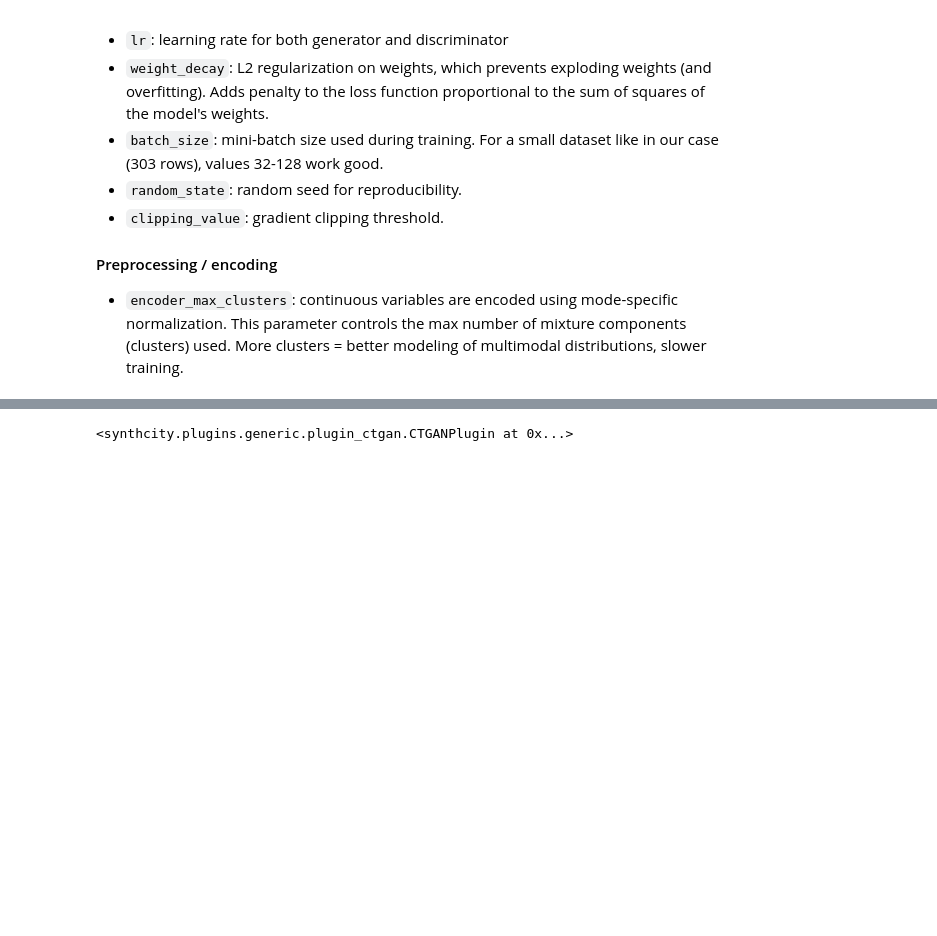
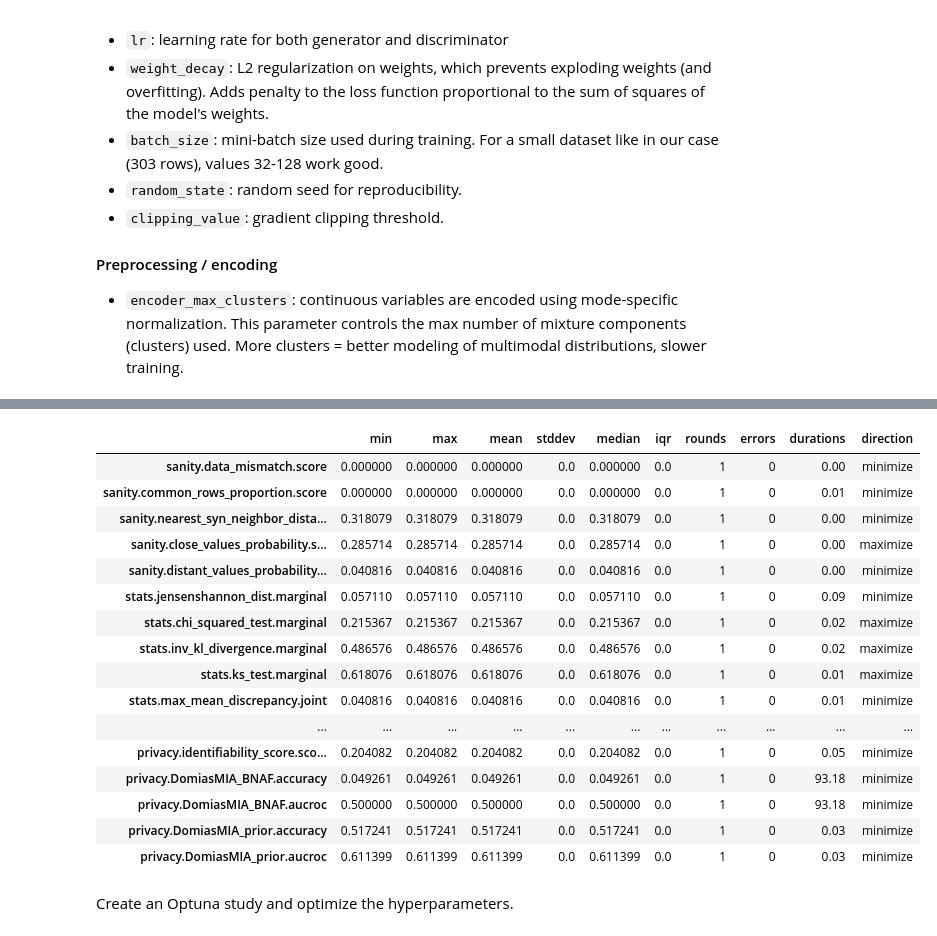
Before and after one commit to georgelepsaya/synth_tab_health_data, a Jupyter notebook: synth_data.ipynb, the cells around one changed output, grey strips where cells are left out. Drawn from its saved outputs; the diff is of its cells as text; code cells hidden in the pictures; blank space fills up the shorter version.

```diff
--- a/synth_data.ipynb
+++ b/synth_data.ipynb
@@ -215,3 +201,8 @@ Please be aware that GReaT is only available for python >= 3.9.
 # %%
+from synthcity.plugins.core.dataloader import GenericDataLoader
 X["target"] = y
-X
+loader = GenericDataLoader(
+    X,
+    target_column="targer",
+)
+train_loader, test_loader = loader.train(), loader.test()
@@ -232,3 +211,5 @@ X
 # %%
-plugin = Plugins().get("ctgan", n_iter = 100)
+plugin_cls = type(Plugins().get("ctgan"))
+plugin_cls
+# plugin = Plugins().get("ctgan", n_iter = 100)
 # %% [output]
@@ -278,4 +325,31 @@ Most parameters of the plugin describe architectures or training loop of Generat
 # %%
-plugin.fit(X)
+from synthcity.benchmark import Benchmarks
+
+plugin = plugin_cls(**params).fit(train_loader)
+report = Benchmarks.evaluate(
+    [("trial", "ctgan", params)],
+    train_loader, # Benchmarks.evaluate will split out a validation set
+    repeats=1,
+    # metrics={"detection": ["detection_mlp"]} # Delete this to include all metrics
+)
+report["trial"]
 # %% [output]
-<synthcity.plugins.generic.plugin_ctgan.CTGANPlugin at 0x...>
+|  | min | max | mean | stddev | median | iqr | rounds | errors | durations | direction |
+| sanity.data_mismatch.score | 0.000000 | 0.000000 | 0.000000 | 0.0 | 0.000000 | 0.0 | 1 | 0 | 0.00 | minimize |
+| sanity.common_rows_proportion.score | 0.000000 | 0.000000 | 0.000000 | 0.0 | 0.000000 | 0.0 | 1 | 0 | 0.01 | minimize |
+| sanity.nearest_syn_neighbor_dista... | 0.318079 | 0.318079 | 0.318079 | 0.0 | 0.318079 | 0.0 | 1 | 0 | 0.00 | minimize |
+| sanity.close_values_probability.s... | 0.285714 | 0.285714 | 0.285714 | 0.0 | 0.285714 | 0.0 | 1 | 0 | 0.00 | maximize |
+| sanity.distant_values_probability... | 0.040816 | 0.040816 | 0.040816 | 0.0 | 0.040816 | 0.0 | 1 | 0 | 0.00 | minimize |
+| stats.jensenshannon_dist.marginal | 0.057110 | 0.057110 | 0.057110 | 0.0 | 0.057110 | 0.0 | 1 | 0 | 0.09 | minimize |
+| stats.chi_squared_test.marginal | 0.215367 | 0.215367 | 0.215367 | 0.0 | 0.215367 | 0.0 | 1 | 0 | 0.02 | maximize |
+| stats.inv_kl_divergence.marginal | 0.486576 | 0.486576 | 0.486576 | 0.0 | 0.486576 | 0.0 | 1 | 0 | 0.02 | maximize |
+| stats.ks_test.marginal | 0.618076 | 0.618076 | 0.618076 | 0.0 | 0.618076 | 0.0 | 1 | 0 | 0.01 | maximize |
+| stats.max_mean_discrepancy.joint | 0.040816 | 0.040816 | 0.040816 | 0.0 | 0.040816 | 0.0 | 1 | 0 | 0.01 | minimize |
+| ... | ... | ... | ... | ... | ... | ... | ... | ... | ... | ... |
+| privacy.identifiability_score.sco... | 0.204082 | 0.204082 | 0.204082 | 0.0 | 0.204082 | 0.0 | 1 | 0 | 0.05 | minimize |
+| privacy.DomiasMIA_BNAF.accuracy | 0.049261 | 0.049261 | 0.049261 | 0.0 | 0.049261 | 0.0 | 1 | 0 | 93.18 | minimize |
+| privacy.DomiasMIA_BNAF.aucroc | 0.500000 | 0.500000 | 0.500000 | 0.0 | 0.500000 | 0.0 | 1 | 0 | 93.18 | minimize |
+| privacy.DomiasMIA_prior.accuracy | 0.517241 | 0.517241 | 0.517241 | 0.0 | 0.517241 | 0.0 | 1 | 0 | 0.03 | minimize |
+| privacy.DomiasMIA_prior.aucroc | 0.611399 | 0.611399 | 0.611399 | 0.0 | 0.611399 | 0.0 | 1 | 0 | 0.03 | minimize |
+# %% [markdown]
+Create an Optuna study and optimize the hyperparameters.
```
Also changed, not shown: parts of 31 cells of this notebook.
